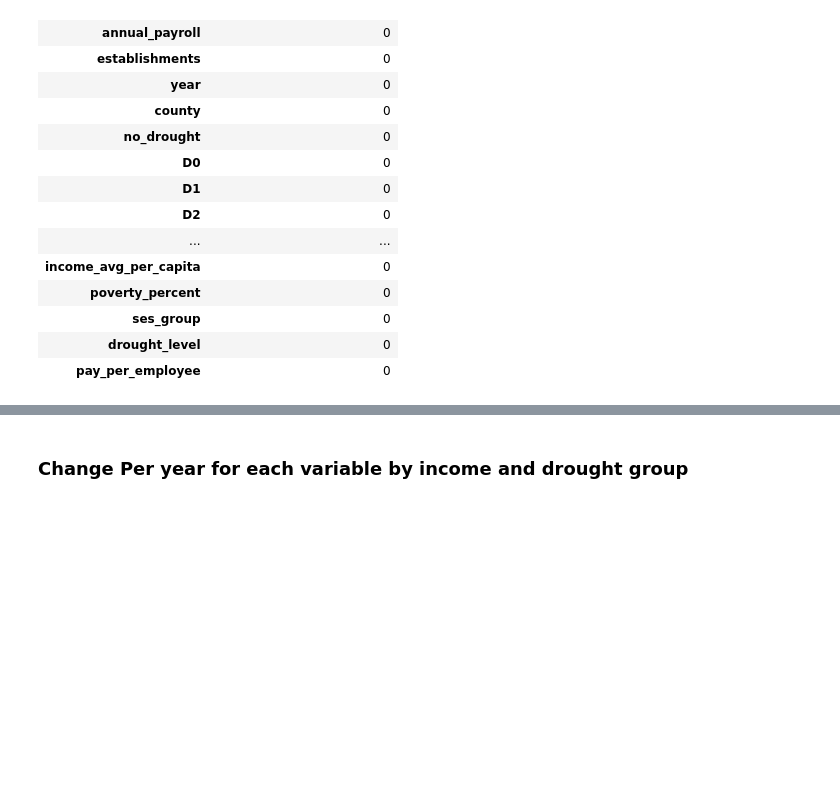
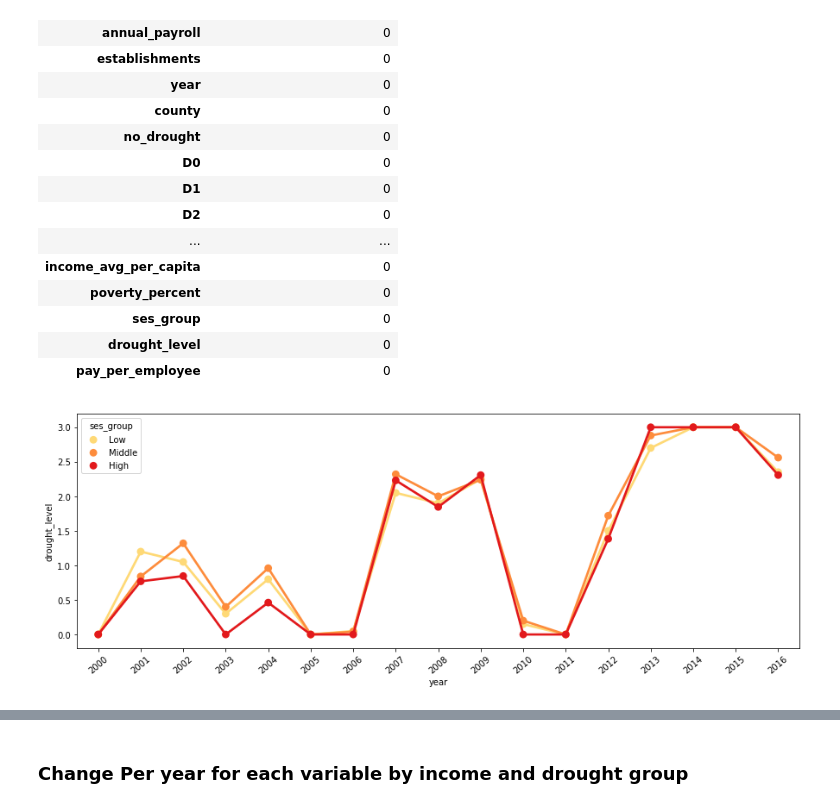
Before and after one commit to jacobmoul/COGS108_Repo, a Jupyter notebook: Final Project/FinalProject.ipynb, the cells around one changed output, grey strips where cells are left out. Saved outputs shown, nothing was run; the diff lists cells and outputs as text; code cells hidden in the pictures; blank space fills up the shorter version.

Commit message:
time series plots added

```diff
--- a/Final Project/FinalProject.ipynb
+++ b/Final Project/FinalProject.ipynb
@@ -375,3 +375,15 @@ pd.DataFrame(project_df.isnull().sum()).rename(columns={0:'Number of Missing Val
 | ses_group | 0 |
 | drought_level | 0 |
 | pay_per_employee | 0 |
+# %%
+avg_per_year_df = project_df.groupby(['year', 'ses_group'])[['employment', 'annual_payroll', 'establishments', 'unemployment',
+                                                    'pay_per_employee', 'drought_level']].mean().reset_index()
+
+fig, ax = plt.subplots(figsize=(15,5))
+
+sns.pointplot(x='year', y='drought_level', hue='ses_group', data=avg_per_year_df, palette=sns.color_palette('YlOrRd', 3))
+
+plt.sca(ax)
+plt.xticks(rotation=40);
+# %% [output]
+[figure, added]
```
Also changed, not shown: parts of 2 cells of this notebook.
